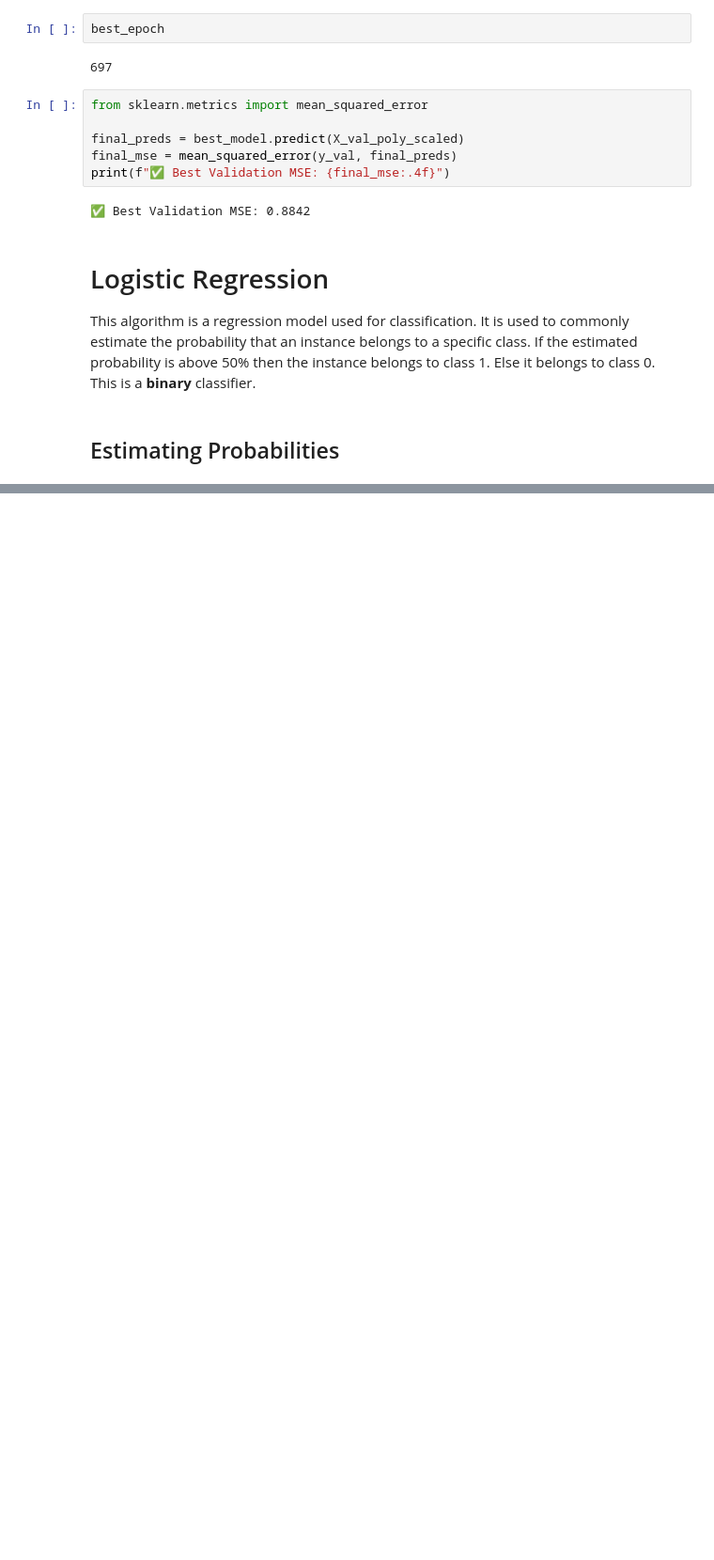
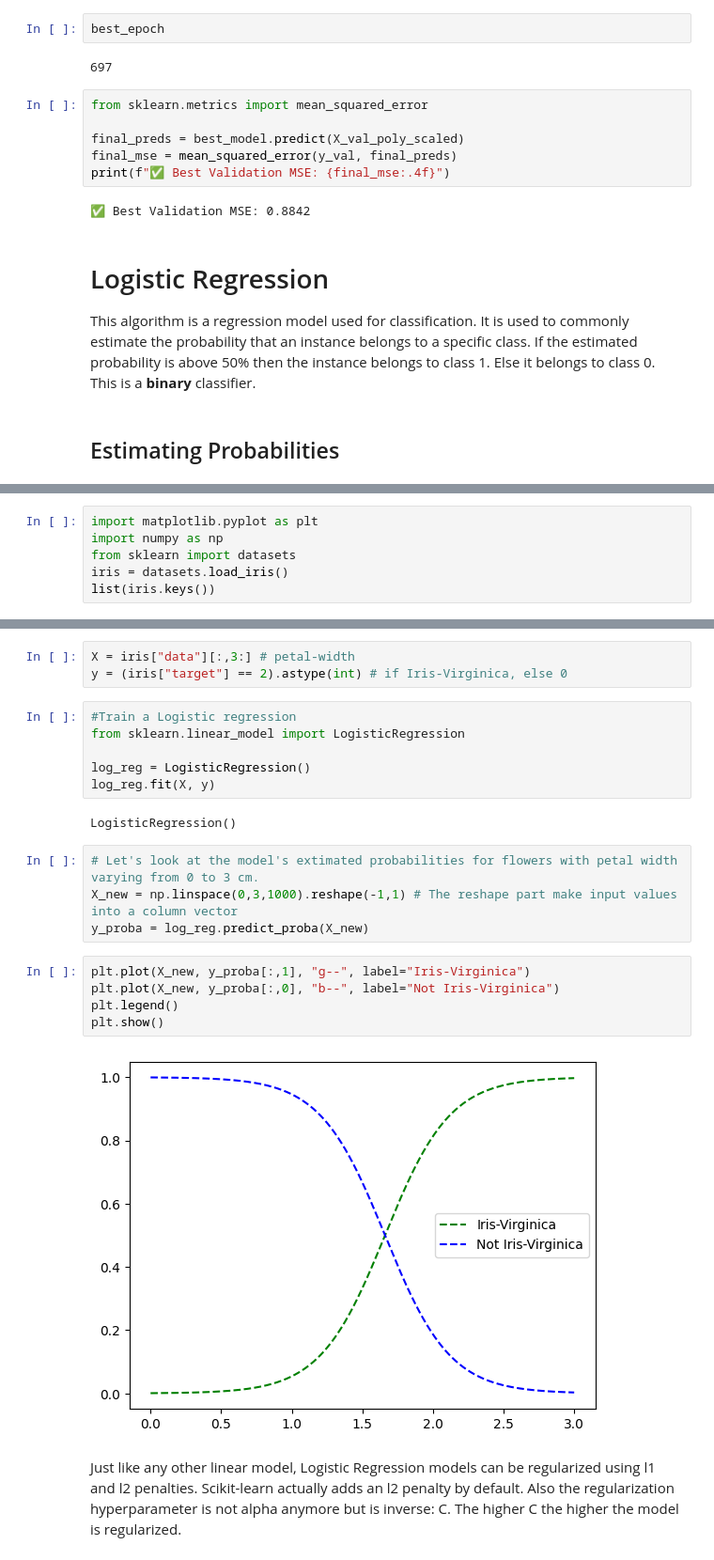
Before and after one commit to Matinsalami/DataScience, a Jupyter notebook: Hands_on_Machine_Learning/chapter_4/Training_models.ipynb, the cells around one changed output, grey strips where cells are left out. Shown: that part at 94% size. Cells and saved outputs as stored; diff of their text form; blank space fills up the shorter version.

```diff
--- a/Hands_on_Machine_Learning/chapter_4/Training_models.ipynb
+++ b/Hands_on_Machine_Learning/chapter_4/Training_models.ipynb
@@ -350,0 +375,6 @@ This algorithm is a regression model used for classification. It is used to comm
+# %%
+import matplotlib.pyplot as plt
+import numpy as np
+from sklearn import datasets
+iris = datasets.load_iris()
+list(iris.keys())
@@ -350,0 +390,24 @@ This algorithm is a regression model used for classification. It is used to comm
+# %%
+X = iris["data"][:,3:] # petal-width
+y = (iris["target"] == 2).astype(int) # if Iris-Virginica, else 0
+# %%
+#Train a Logistic regression
+from sklearn.linear_model import LogisticRegression
+
+log_reg = LogisticRegression()
+log_reg.fit(X, y)
+# %% [output]
+LogisticRegression()
+# %%
+# Let's look at the model's extimated probabilities for flowers with petal width varying from 0 to 3 cm.
+X_new = np.linspace(0,3,1000).reshape(-1,1) # The reshape part make input values into a column vector
+y_proba = log_reg.predict_proba(X_new)
+# %%
+plt.plot(X_new, y_proba[:,1], "g--", label="Iris-Virginica")
+plt.plot(X_new, y_proba[:,0], "b--", label="Not Iris-Virginica")
+plt.legend()
+plt.show()
+# %% [output]
+[figure, added]
+# %% [markdown]
+Just like any other linear model, Logistic Regression models can be regularized using l1 and l2 penalties. Scikit-learn actually adds an l2 penalty by default. Also the regularization hyperparameter is not alpha anymore but is inverse: C. The higher C the higher the model is regularized.
```
Also changed, not shown: parts of 12 cells of this notebook.
